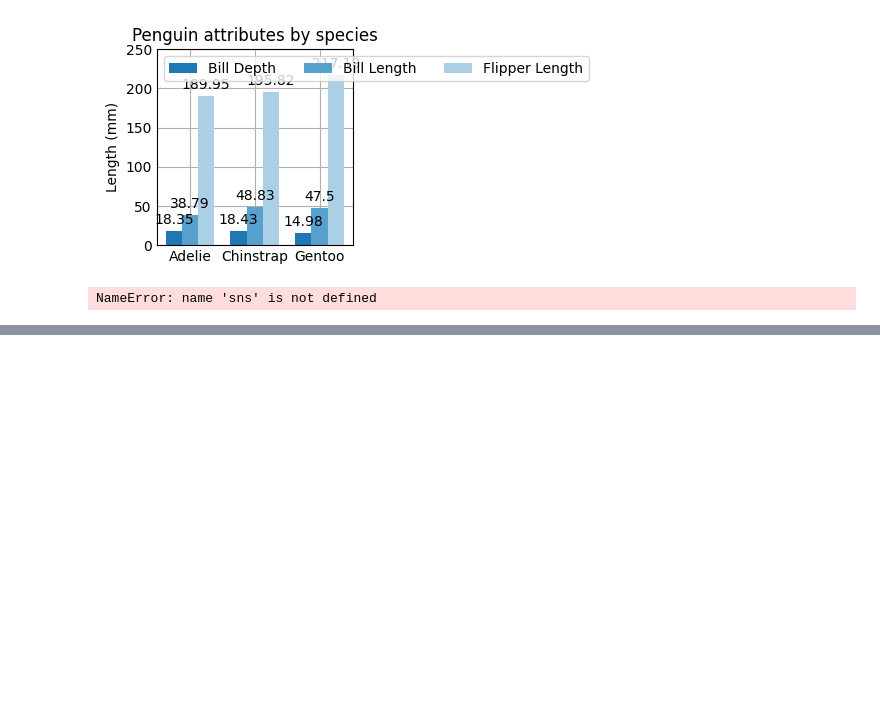
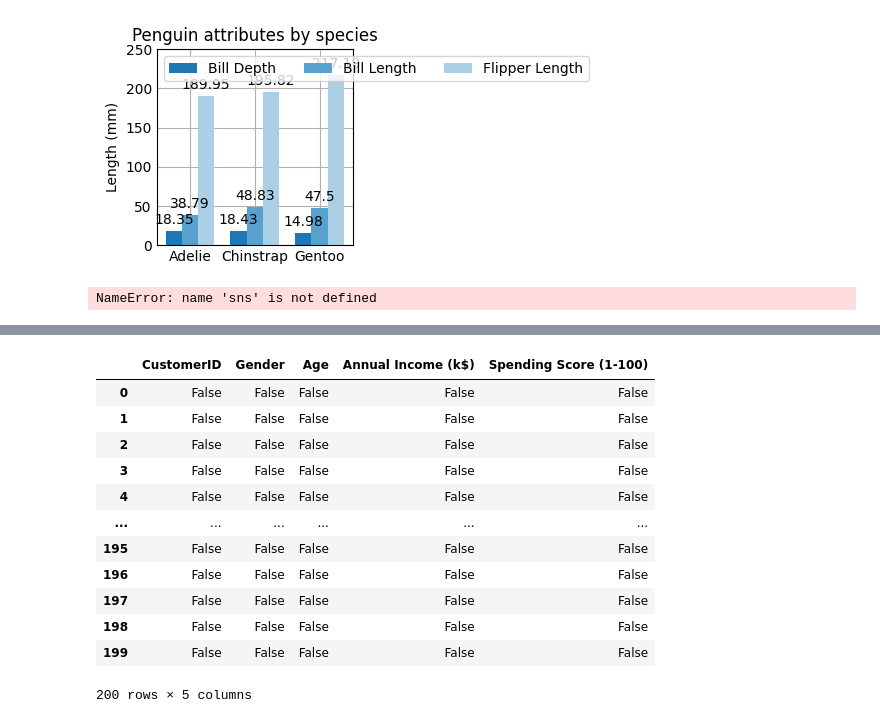
Before and after one commit to sabrina-corona-94/big-data-applications-02.02.26, a Jupyter notebook: jupyter_notebooks/.ipynb, the cells around one changed output, grey strips where cells are left out. Saved outputs shown, nothing was run; the diff lists cells and outputs as text; code cells hidden in the pictures; blank space fills up the shorter version.

```diff
--- a/jupyter_notebooks/.ipynb
+++ b/jupyter_notebooks/.ipynb
@@ -137,0 +229,3 @@ image_url = "https://thumbs.dreamstime.com/b/ocean-sunset-landscape-bird-high-re
+# %%
+# df = pd.read_csv('../datasets/mall_customers_k-means.csv')
+df = pd.read_csv('https://raw.githubusercontent.com/DrSYakovlev/m32895-public-tb2-2026/refs/heads/main/datasets/mall_customers_k-means.csv')
@@ -137,0 +287,16 @@ image_url = "https://thumbs.dreamstime.com/b/ocean-sunset-landscape-bird-high-re
+# %%
+df.isna()
+# %% [output]
+|  | CustomerID | Gender | Age | Annual Income (k$) | Spending Score (1-100) |
+| 0 | False | False | False | False | False |
+| 1 | False | False | False | False | False |
+| 2 | False | False | False | False | False |
+| 3 | False | False | False | False | False |
+| 4 | False | False | False | False | False |
+| ... | ... | ... | ... | ... | ... |
+| 195 | False | False | False | False | False |
+| 196 | False | False | False | False | False |
+| 197 | False | False | False | False | False |
+| 198 | False | False | False | False | False |
+| 199 | False | False | False | False | False |
+200 rows × 5 columns
```
Also changed, not shown: parts of 28 cells of this notebook.
